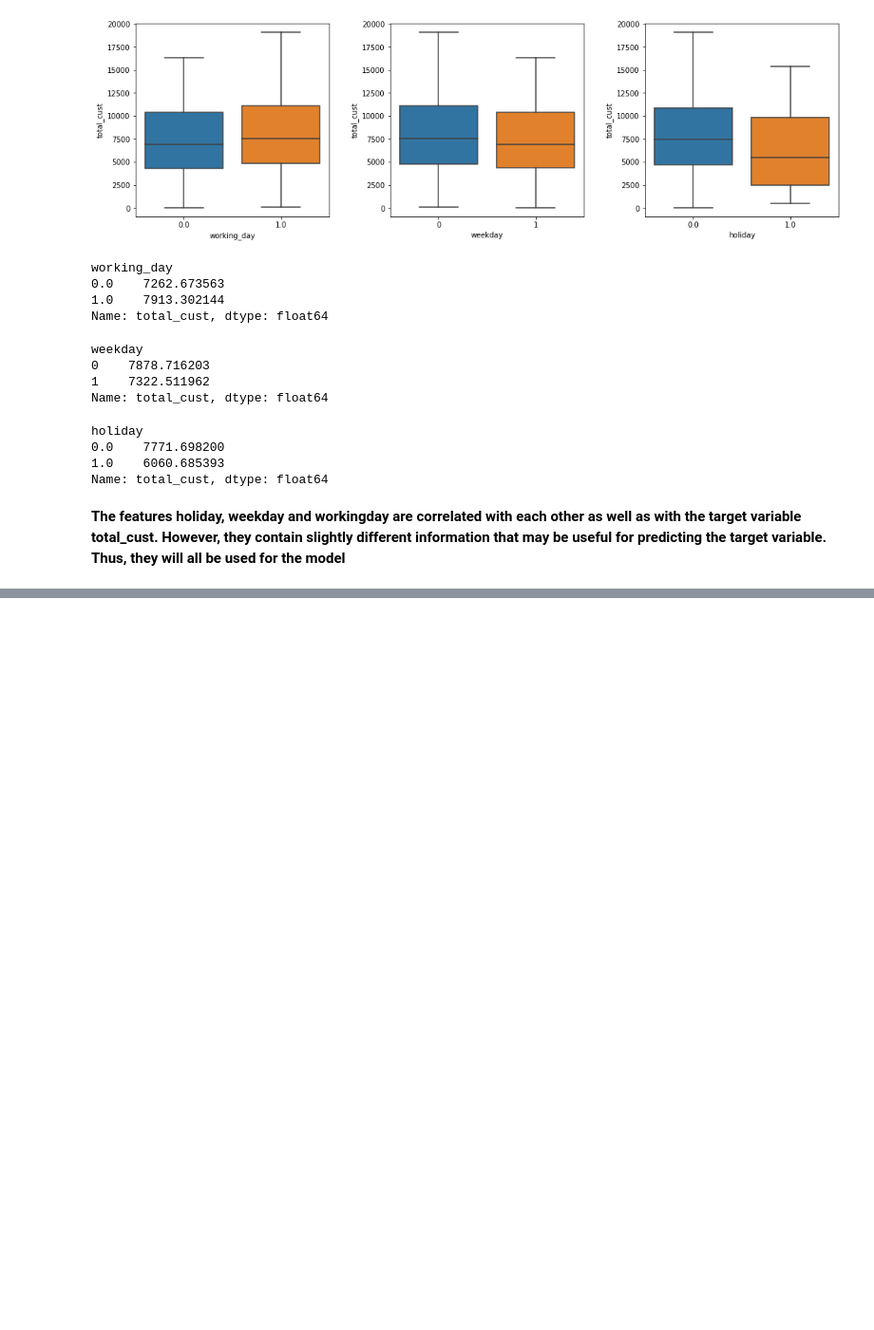
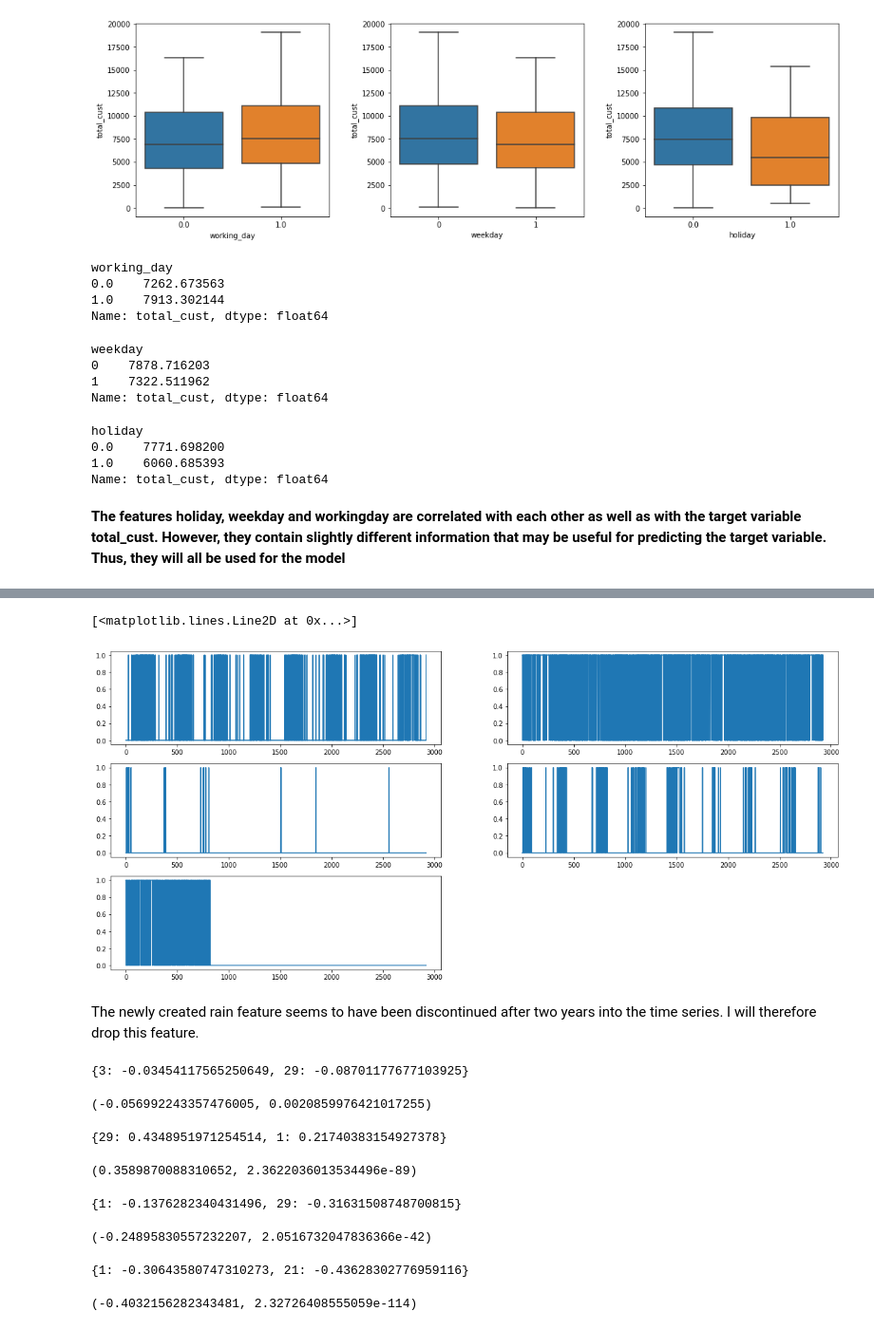
Before and after one commit to SamuelWanjiru/Bike-sharing-forecast, a Jupyter notebook: BikeSharing.ipynb, the cells around one changed output, grey strips where cells are left out. Shown at 95% size. Cells and saved outputs as stored; diff of their text form; code cells hidden in the pictures; blank space fills up the shorter version.

```diff
--- a/BikeSharing.ipynb
+++ b/BikeSharing.ipynb
@@ -443,0 +566,23 @@ Name: total_cust, dtype: float64
+# %%
+# plotting all newly created features
+plt.figure(figsize=[20,9])
+
+plt.subplot(3,2,1)
+plt.plot(bike_data['thunder'])
+
+plt.subplot(3, 2, 2)
+plt.plot(bike_data['foggy'])
+
+plt.subplot(3, 2, 3)
+plt.plot(bike_data['ice'])
+
+plt.subplot(3, 2, 4)
+plt.plot(bike_data['sleet'])
+
+plt.subplot(3, 2, 5)
+plt.plot(bike_data['rain'])
+# %% [output]
+[<matplotlib.lines.Line2D at 0x...>]
+[figure, added]
+# %% [markdown]
+The newly created rain feature seems to have been discontinued after two years into the time series. I will therefore drop this feature.
@@ -443,0 +612,52 @@ Name: total_cust, dtype: float64
+# %%
+# get the optimal window for rolling sum for foggy
+
+print(best_window_sum(bike_data['foggy'], bike_data['total_cust'], 30))
+
+
+# get the correlation for window size determined by foggy
+
+foggy_mean = bike_data['foggy'].rolling(8).sum()[7:-1]
+pearsonr(foggy_mean, bike_data['total_cust'][8:])
+# %% [output]
+{3: -0.03454117565250649, 29: -0.08701177677103925}
+(-0.056992243357476005, 0.0020859976421017255)
+# %%
+# get the optimal window for rolling sum for thunder
+
+print(best_window_sum(bike_data['thunder'], bike_data['total_cust'], 30))
+
+
+# get the correlation for window size determined by thunder
+
+thunder_mean = bike_data['thunder'].rolling(8).sum()[7:-1]
+pearsonr(thunder_mean, bike_data['total_cust'][8:])
+# %% [output]
+{29: 0.4348951971254514, 1: 0.21740383154927378}
+(0.3589870088310652, 2.3622036013534496e-89)
+# %%
+# get the optimal window for rolling std for ice
+
+print(best_window_sum(bike_data['ice'], bike_data['total_cust'], 30))
+
+
+# get the correlation for window size determined by ice
+
+ice_mean = bike_data['ice'].rolling(8).sum()[7:-1]
+pearsonr(ice_mean, bike_data['total_cust'][8:])
+# %% [output]
+{1: -0.1376282340431496, 29: -0.31631508748700815}
+(-0.24895830557232207, 2.0516732047836366e-42)
+# %%
+# get the optimal window for rolling std for sleet
+
+print(best_window_sum(bike_data['sleet'], bike_data['total_cust'], 30))
+
+
+# get the correlation for window size determined by sleet
+
+sleet_mean = bike_data['sleet'].rolling(8).sum()[7:-1]
+pearsonr(sleet_mean, bike_data['total_cust'][8:])
+# %% [output]
+{1: -0.30643580747310273, 21: -0.43628302776959116}
+(-0.4032156282343481, 2.32726408555059e-114)
```
Also changed, not shown: parts of 91 cells of this notebook.
